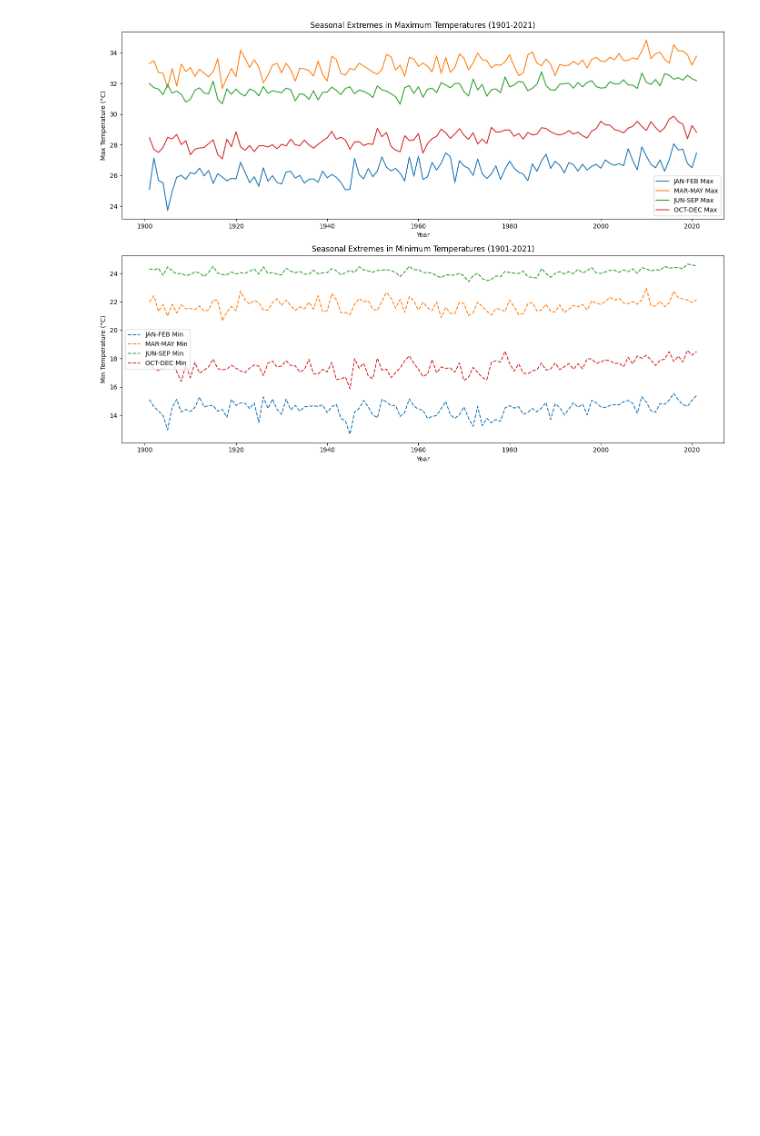
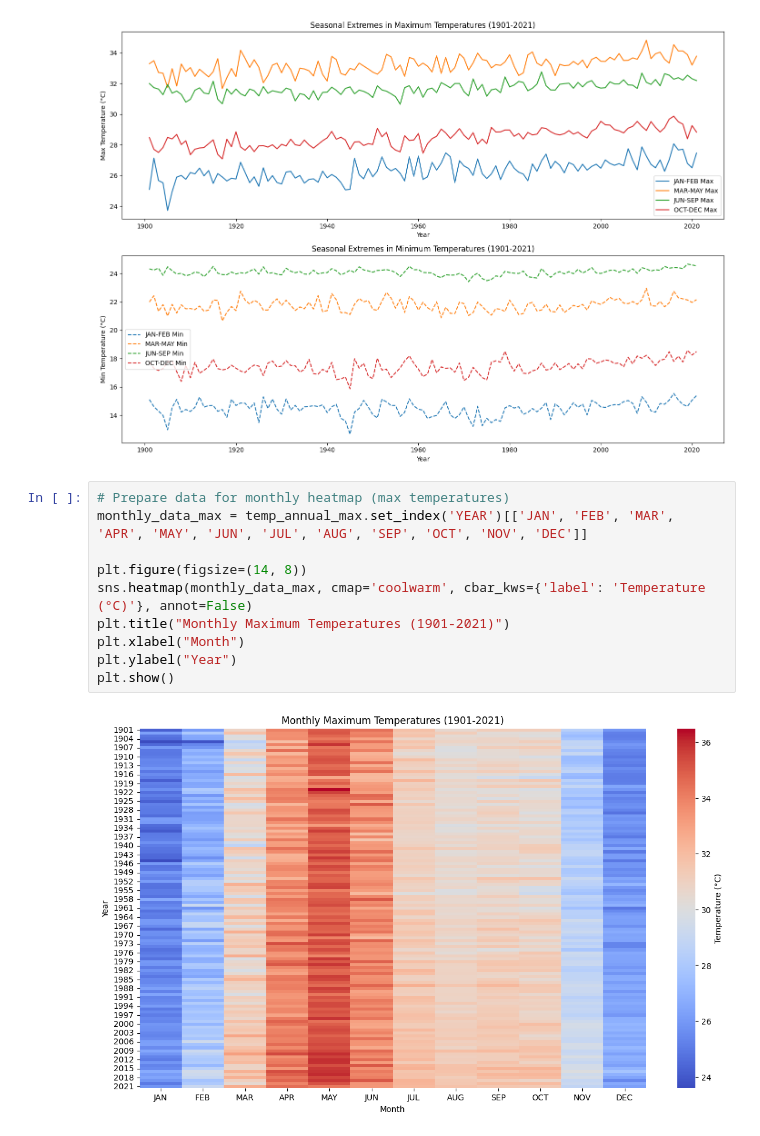
Before and after one commit to nandhu-44/R-Project, a Jupyter notebook: temperature.ipynb, the cells around one changed output. Saved outputs shown, nothing was run; the diff lists cells and outputs as text; blank space fills up the shorter version.

```diff
--- a/temperature.ipynb
+++ b/temperature.ipynb
@@ -183,3 +183,15 @@ plt.tight_layout()
 plt.show()
 # %% [output]
 [figure]
+# %%
+# Prepare data for monthly heatmap (max temperatures)
+monthly_data_max = temp_annual_max.set_index('YEAR')[['JAN', 'FEB', 'MAR', 'APR', 'MAY', 'JUN', 'JUL', 'AUG', 'SEP', 'OCT', 'NOV', 'DEC']]
+
+plt.figure(figsize=(14, 8))
+sns.heatmap(monthly_data_max, cmap='coolwarm', cbar_kws={'label': 'Temperature (°C)'}, annot=False)
+plt.title("Monthly Maximum Temperatures (1901-2021)")
+plt.xlabel("Month")
+plt.ylabel("Year")
+plt.show()
+# %% [output]
+[figure, added]
```
Also changed, not shown: parts of 1 cell of this notebook.
